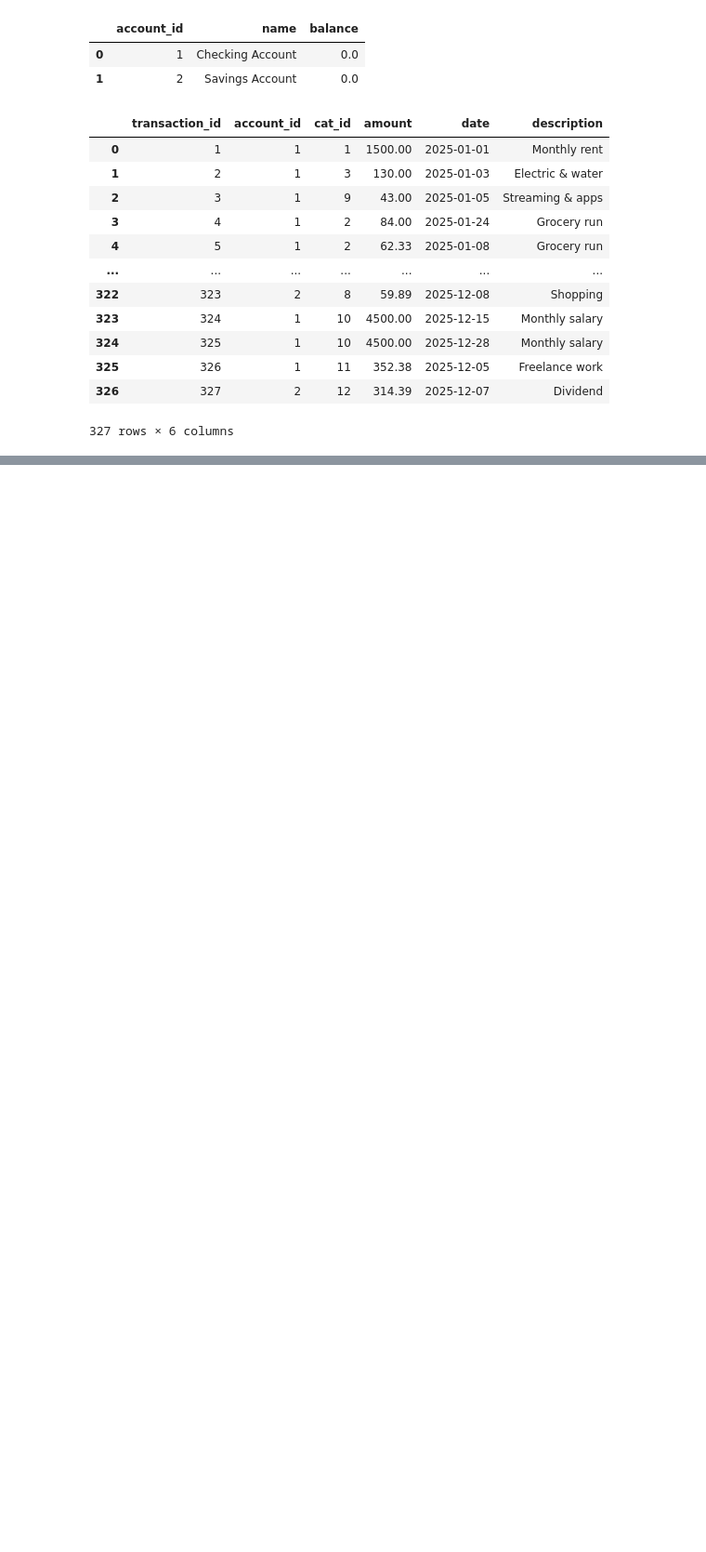
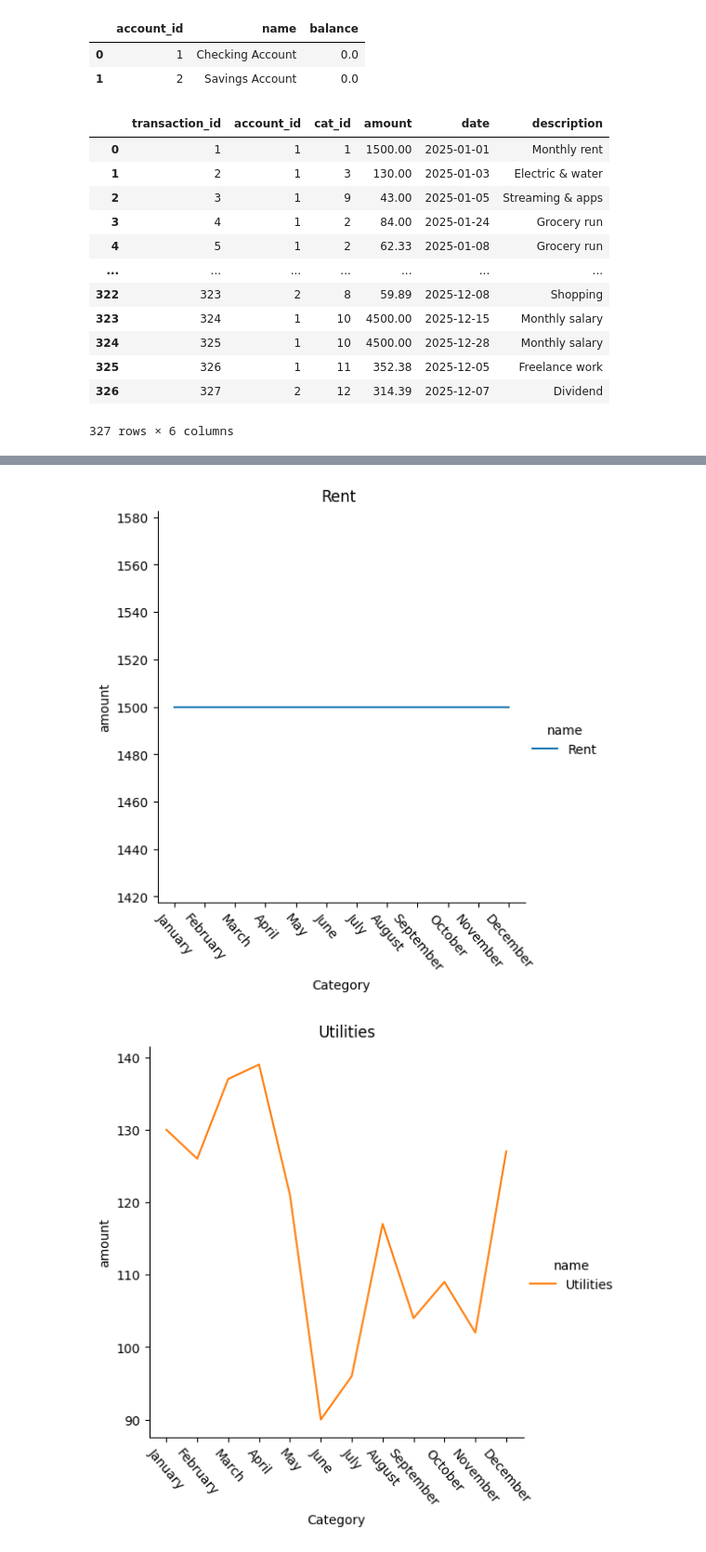
Before and after one commit to sjsu-cs122-s26/spender-menders-personal-finance-data-expense-tracker, a Jupyter notebook: notebooks/Visualization.ipynb, the cells around one changed output, grey strips where cells are left out. Shown at 93% size. Cells and saved outputs as stored; diff of their text form; code cells hidden in the pictures; blank space fills up the shorter version.

```diff
--- a/notebooks/Visualization.ipynb
+++ b/notebooks/Visualization.ipynb
@@ -54,0 +170,19 @@ transactions_df
+# %%
+# iterate through data frame to separate categories into separate plots
+categories = account1_expenses.name.unique()
+palette = sns.color_palette("tab10", len(categories))
+
+for category,color in zip(categories, palette):
+        g = sns.relplot(data=account1_expenses[account1_expenses['name']==category],
+            x='month',
+            y='amount',
+            kind='line',
+            hue='name',
+            palette=[color] )
+        g.set_xticklabels(rotation=310)
+        g.set_xlabels('Category')
+        g.figure.suptitle(category, y=1.02)
+        plt.show()
+# %% [output]
+[figure, added]
+[figure, added]
```
Also changed, not shown: parts of 20 cells of this notebook.
